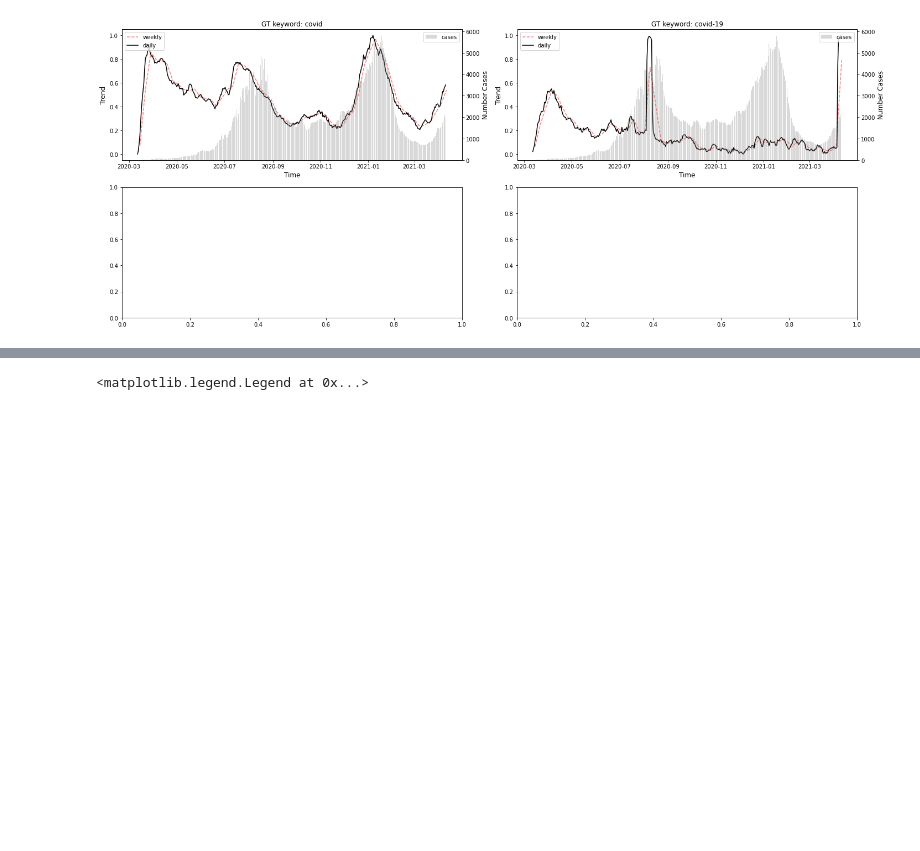
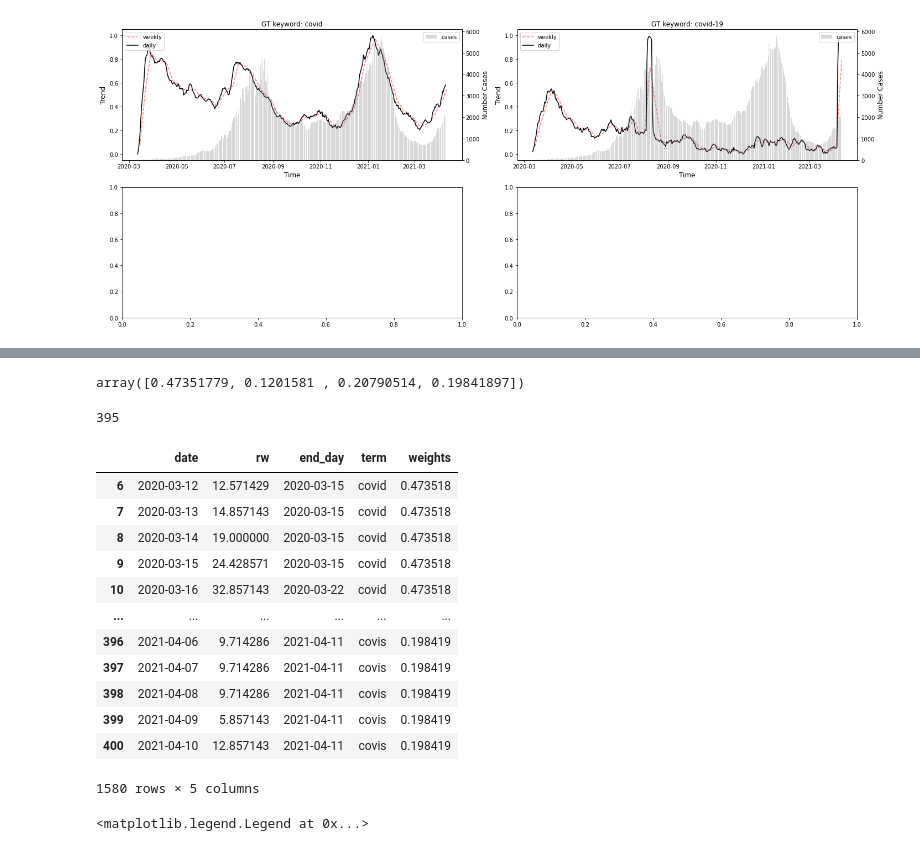
Before and after one commit to samueltof/covid19_forecast_ml, a Jupyter notebook: data_visualization.ipynb, the cells around one changed output, grey strips where cells are left out. Drawn from its saved outputs; the diff is of its cells as text; code cells hidden in the pictures; blank space fills up the shorter version.

```diff
--- a/data_visualization.ipynb
+++ b/data_visualization.ipynb
@@ -301,0 +322,4 @@ df_mean
+# %%
+
+maximuns = maximuns / np.sum( maximuns )#/ np.sqrt( np.sum( np.array( maximuns ) ** 2 ) )
+maximuns, maximuns.sum()
@@ -302,3 +344,34 @@ df_mean
+# %%
+maximuns
+# %% [output]
+array([0.47351779, 0.1201581 , 0.20790514, 0.19841897])
+# %%
+(len(df_all)//4)
+# %% [output]
+395
+# %%
+import itertools
+df_all = df_all.dropna()
+
+df_mean = df_all.copy()
+df_mean = df_mean.dropna()
+#df_mean = df_mean.groupby(['date']).agg( rw_mean=("rw", list(maximuns) ) ).reset_index()
+df_mean["weights"] = list(itertools.chain(*[[w]*(len(df_all)//4) for w in maximuns]))
+df_mean            = df_mean.groupby(['date']).agg({'rw_m':lambda x: np.average(x['rw'], weights=x['Volume'])).unstack()
+# %% [output]
+|  | date | rw | end_day | term | weights |
+| 6 | 2020-03-12 | 12.571429 | 2020-03-15 | covid | 0.473518 |
+| 7 | 2020-03-13 | 14.857143 | 2020-03-15 | covid | 0.473518 |
+| 8 | 2020-03-14 | 19.000000 | 2020-03-15 | covid | 0.473518 |
+| 9 | 2020-03-15 | 24.428571 | 2020-03-15 | covid | 0.473518 |
+| 10 | 2020-03-16 | 32.857143 | 2020-03-22 | covid | 0.473518 |
+| ... | ... | ... | ... | ... | ... |
+| 396 | 2021-04-06 | 9.714286 | 2021-04-11 | covis | 0.198419 |
+| 397 | 2021-04-07 | 9.714286 | 2021-04-11 | covis | 0.198419 |
+| 398 | 2021-04-08 | 9.714286 | 2021-04-11 | covis | 0.198419 |
+| 399 | 2021-04-09 | 5.857143 | 2021-04-11 | covis | 0.198419 |
+| 400 | 2021-04-10 | 12.857143 | 2021-04-11 | covis | 0.198419 |
+1580 rows × 5 columns
 # %%
 fig, ax = plt.subplots(1,1, figsize=(15.5, 7.2))
 
```
Also changed, not shown: parts of 5 cells of this notebook.
